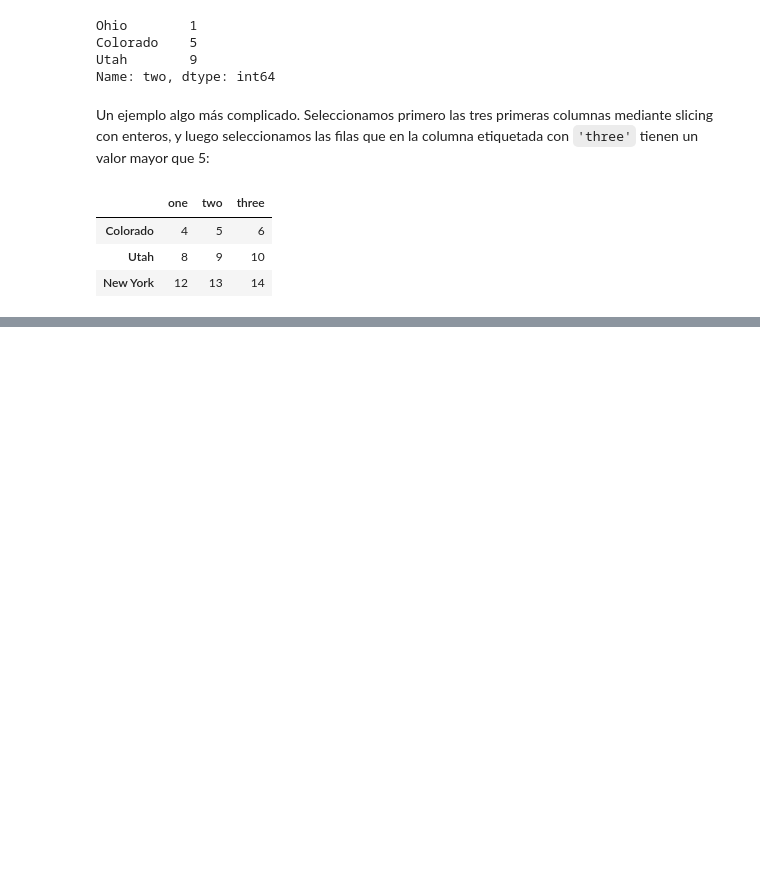
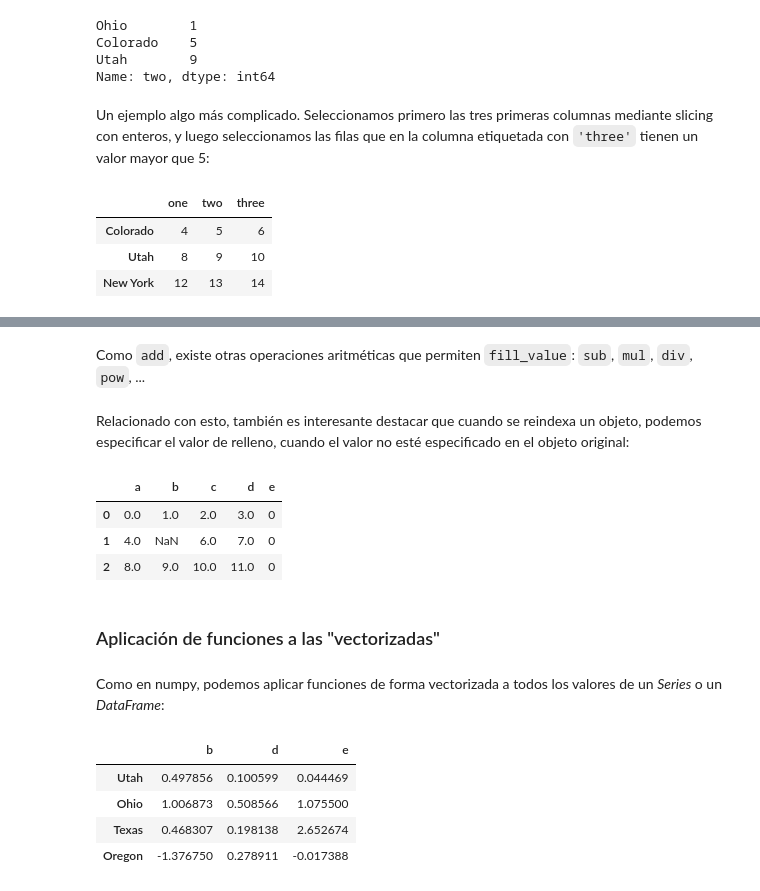
Before and after one commit to magjanvaz/curso-python-us, a Jupyter notebook: notebooks/pandas/introduction-pandas.ipynb, the cells around one changed output, grey strips where cells are left out. Cells and saved outputs as stored; diff of their text form; code cells hidden in the pictures; blank space fills up the shorter version.

```diff
--- a/notebooks/pandas/introduction-pandas.ipynb
+++ b/notebooks/pandas/introduction-pandas.ipynb
@@ -1108,0 +835,28 @@ array([[2000, 'Ohio', 1.5, nan],
+# %% [markdown]
+Como `add`, existe otras operaciones aritméticas que permiten `fill_value`: `sub`, `mul`, `div`, `pow`, ...
+# %% [markdown]
+Relacionado con esto, también es interesante destacar que cuando se reindexa un objeto, podemos especificar el valor de relleno, cuando el valor no esté especificado en el objeto original:
+# %%
+df1.reindex(columns=df2.columns, fill_value=0)
+# %% [output]
+|  | a | b | c | d | e |
+| 0 | 0.0 | 1.0 | 2.0 | 3.0 | 0 |
+| 1 | 4.0 | NaN | 6.0 | 7.0 | 0 |
+| 2 | 8.0 | 9.0 | 10.0 | 11.0 | 0 |
+# %% [markdown]
+### Aplicación de funciones a las "vectorizadas"
+# %% [markdown]
+Como en numpy, podemos aplicar funciones de forma vectorizada a todos los valores de un *Series* o un *DataFrame*:
+# %%
+frame = pd.DataFrame(
+    np.random.randn(4, 3),
+    columns=list('bde'),
+    index=['Utah', 'Ohio', 'Texas', 'Oregon']
+)
+frame
+# %% [output]
+|  | b | d | e |
+| Utah | 0.497856 | 0.100599 | 0.044469 |
+| Ohio | 1.006873 | 0.508566 | 1.075500 |
+| Texas | 0.468307 | 0.198138 | 2.652674 |
+| Oregon | -1.376750 | 0.278911 | -0.017388 |
```
Also changed, not shown: parts of 288 cells of this notebook.
